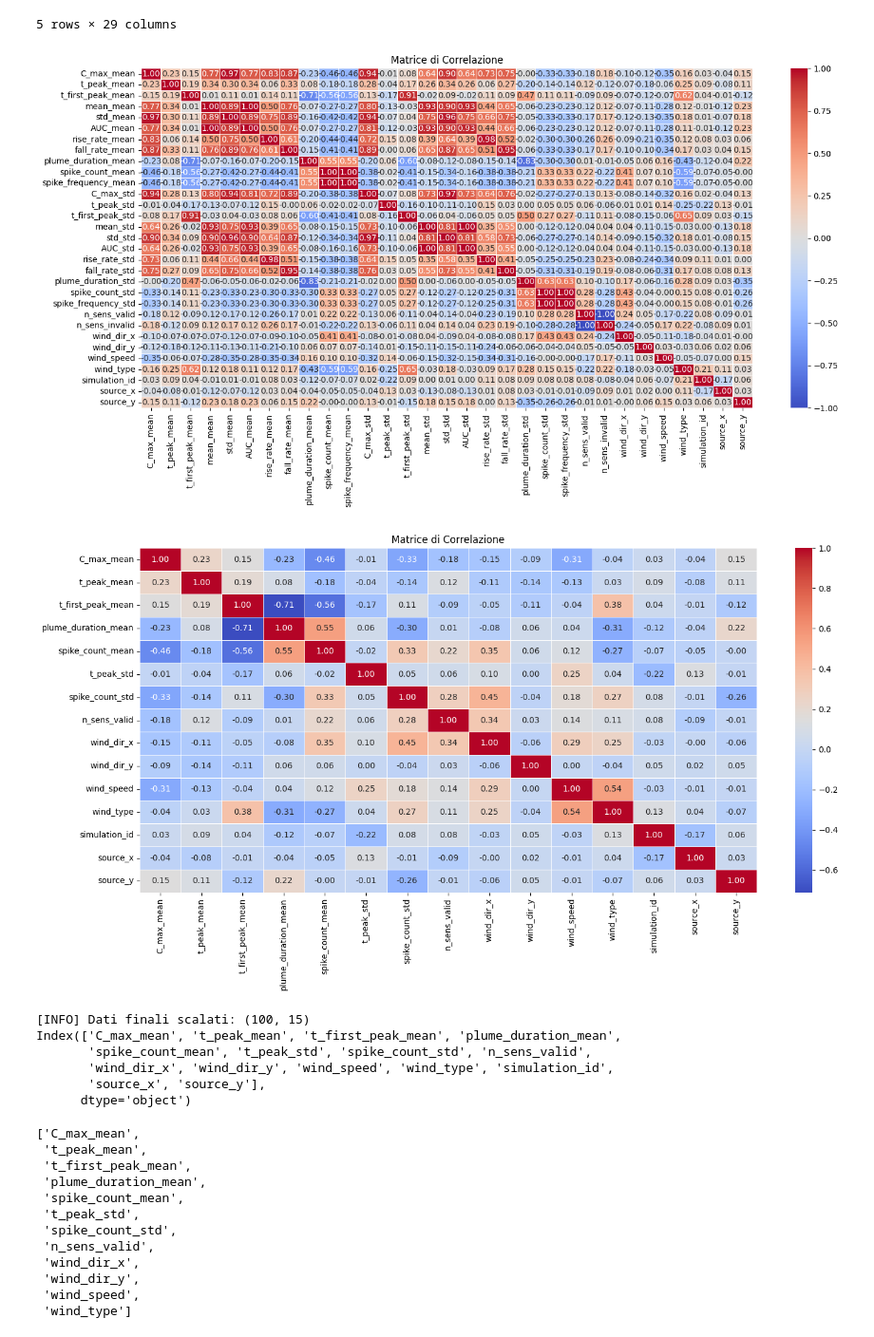
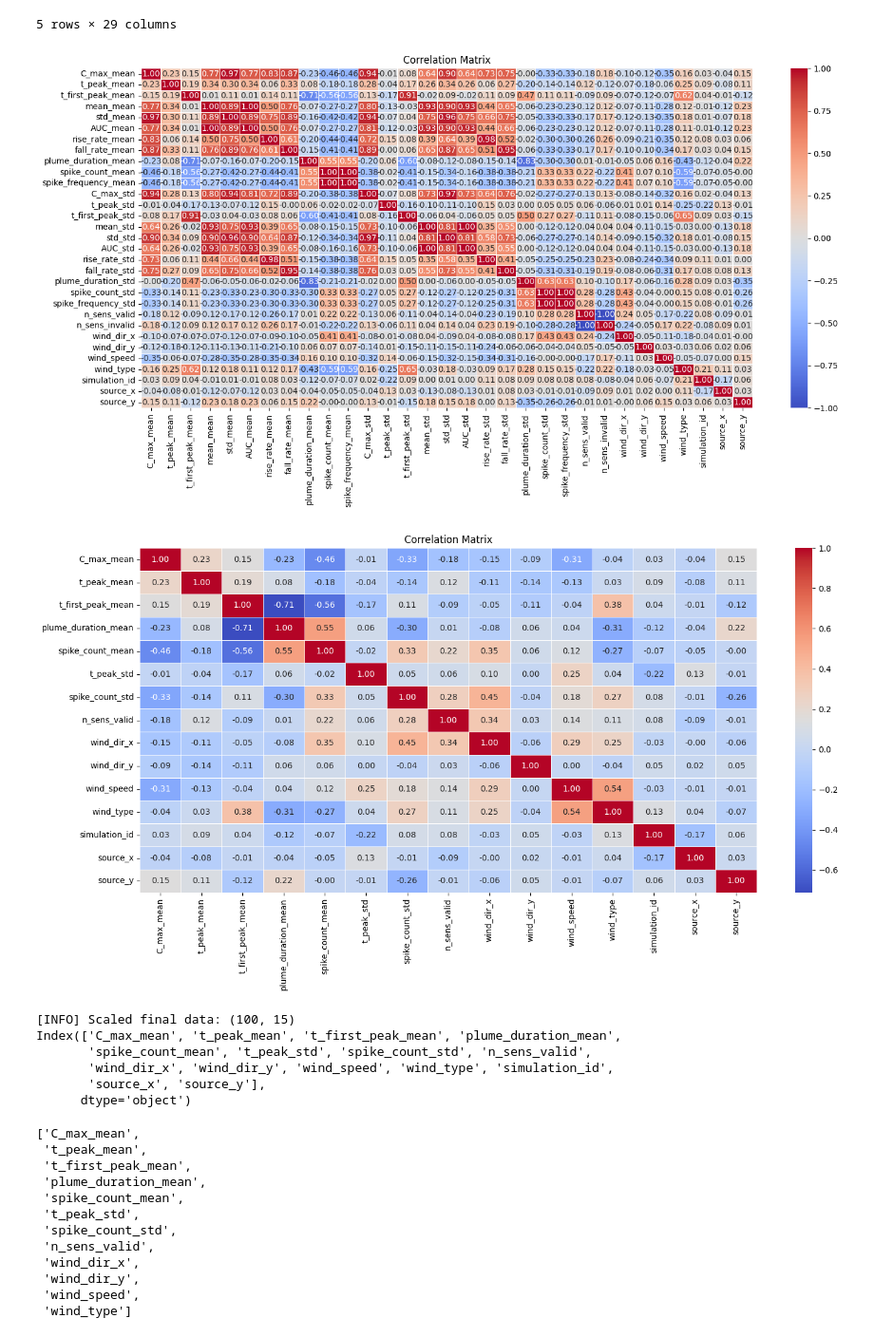
Before and after one commit to SimDimario/PENTION-M, a Jupyter notebook: EmissionSourceLocalization/emission_source.ipynb, the cells around one changed output. Shown at 95% size. Cells and saved outputs as stored; diff of their text form; code cells hidden in the pictures.

```diff
--- a/EmissionSourceLocalization/emission_source.ipynb
+++ b/EmissionSourceLocalization/emission_source.ipynb
@@ -396,12 +373,12 @@ sim_feature.drop(columns=["series_id"], inplace=True)
 # %%
 matrix_corr=sim_feature.corr()
 plt.figure(figsize=(15, 8))
 sns.heatmap(matrix_corr, annot=True, cmap='coolwarm',fmt=".2f", linewidths=0.5)
-plt.title("Matrice di Correlazione")
+plt.title("Correlation Matrix")
 plt.tight_layout()
 plt.show()
 # %% [output]
-[figure, old version]
+[figure, new version]
 # %%
 from sklearn.preprocessing import StandardScaler
 
@@ -420,11 +394,11 @@ features_df.drop(columns=drop_cols, inplace=True)
 matrix_corr=features_df.corr()
 plt.figure(figsize=(15, 8))
 sns.heatmap(matrix_corr, annot=True, cmap='coolwarm',fmt=".2f", linewidths=0.5)
-plt.title("Matrice di Correlazione")
+plt.title("Correlation Matrix")
 plt.tight_layout()
 plt.show()
 # %% [output]
-[figure, old version]
+[figure, new version]
 # %%
 from sklearn.ensemble import RandomForestRegressor
 from sklearn.multioutput import MultiOutputRegressor
@@ -433,11 +407,8 @@ from sklearn.metrics import make_scorer, mean_squared_error, r2_score
 from sklearn.preprocessing import StandardScaler
 import numpy as np
 
-# Funzione RMSE medio sulle due coordinate
 """def rmse_multioutput(y_true, y_pred):
     return np.sqrt(mean_squared_error(y_true, y_pred))"""
-
-#rmse_scorer = make_scorer(rmse_multioutput, greater_is_better=False)
 
 cols_to_exclude = ['simulation_id', 'source_x', 'source_y']
 cols_to_scale = [c for c in features_df.columns if c not in cols_to_exclude]
@@ -448,10 +419,10 @@ scaled_values = scaler.fit_transform(features_df[cols_to_scale])
 X_scaled = pd.DataFrame(scaled_values, columns=cols_to_scale)
 X_scaled[cols_to_exclude] = features_df[cols_to_exclude].values
 
-print(f"[INFO] Dati finali scalati: {X_scaled.shape}")
+print(f"[INFO] Scaled final data: {X_scaled.shape}")
 print(X_scaled.columns)
 # %% [output]
-[INFO] Dati finali scalati: (100, 15)
+[INFO] Scaled final data: (100, 15)
 Index(['C_max_mean', 't_peak_mean', 't_first_peak_mean', 'plume_duration_mean',
        'spike_count_mean', 't_peak_std', 'spike_count_std', 'n_sens_valid',
        'wind_dir_x', 'wind_dir_y', 'wind_speed', 'wind_type', 'simulation_id',
```
Also changed, not shown: parts of 11 cells of this notebook, 4 other files.
